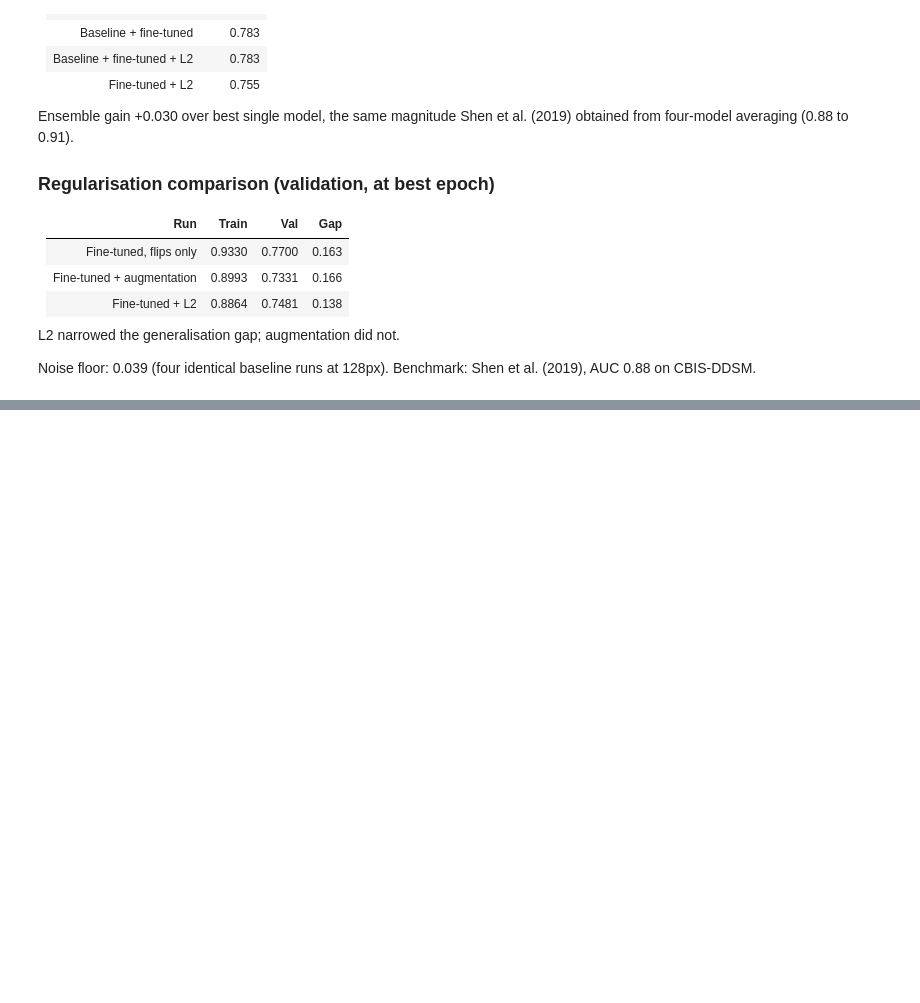
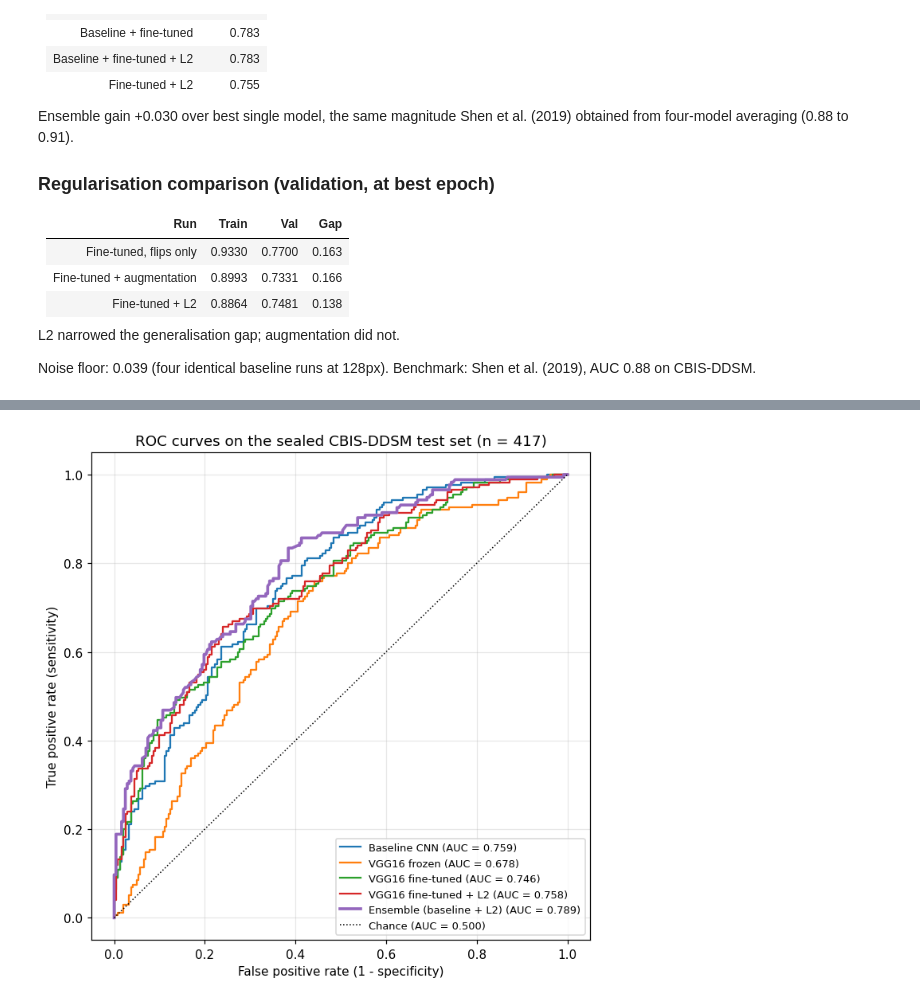
Before and after one commit to azeltkr/breast-cancer-cbis-ddsm, a Jupyter notebook: CM3070_prototype_cbis_ddsm.ipynb, the cells around one changed output, grey strips where cells are left out. Drawn from its saved outputs; the diff is of its cells as text; code cells hidden in the pictures; blank space fills up the shorter version.

Commit message:
evaluation graphs

```diff
--- a/CM3070_prototype_cbis_ddsm.ipynb
+++ b/CM3070_prototype_cbis_ddsm.ipynb
@@ -1042,0 +1051,88 @@ Benchmark: Shen et al. (2019), AUC 0.88 on CBIS-DDSM.
+# %%
+import numpy as np, matplotlib.pyplot as plt, itertools, os
+from scipy.stats import rankdata
+from sklearn.metrics import roc_auc_score, roc_curve, confusion_matrix
+
+FIGDIR = '/content/drive/MyDrive/figures'
+os.makedirs(FIGDIR, exist_ok=True)
+plt.rcParams.update({'font.size': 10, 'figure.dpi': 110})
+
+P = {k: np.load(f'/content/drive/MyDrive/prob_{v}_224.npy')
+     for k, v in {'Baseline CNN': 'b', 'VGG16 frozen': 'v',
+                  'VGG16 fine-tuned': 'ft', 'VGG16 fine-tuned + L2': 'l2'}.items()}
+
+def rank_avg(*probs):
+    return np.mean([rankdata(p) / len(p) for p in probs], axis=0)
+
+P['Ensemble (baseline + L2)'] = rank_avg(P['Baseline CNN'], P['VGG16 fine-tuned + L2'])
+print('loaded:', {k: len(v) for k, v in P.items()}, '| y_test:', len(y_test))
+
+# --- Figure 1: ROC curves ---
+plt.figure(figsize=(6.5, 6.5))
+for name, prob in P.items():
+    fpr, tpr, _ = roc_curve(y_test, prob)
+    lw = 2.4 if 'Ensemble' in name else 1.5
+    plt.plot(fpr, tpr, lw=lw, label=f'{name} (AUC = {roc_auc_score(y_test, prob):.3f})')
+plt.plot([0, 1], [0, 1], 'k:', lw=1, label='Chance (AUC = 0.500)')
+plt.xlabel('False positive rate (1 - specificity)')
+plt.ylabel('True positive rate (sensitivity)')
+plt.title('ROC curves on the sealed CBIS-DDSM test set (n = 417)')
+plt.legend(loc='lower right', fontsize=8.5); plt.grid(alpha=0.3)
+plt.tight_layout(); plt.savefig(f'{FIGDIR}/fig_roc_all.png', bbox_inches='tight'); plt.show()
+
+# --- Figure 2: confusion matrices at 0.5 ---
+show = ['Baseline CNN', 'VGG16 fine-tuned', 'VGG16 fine-tuned + L2']
+fig, axes = plt.subplots(1, 3, figsize=(13, 4.2))
+for ax, name in zip(axes, show):
+    cm = confusion_matrix(y_test, (P[name] >= 0.5).astype(int))
+    ax.imshow(cm, cmap='Blues')
+    lo, hi = cm.min(), cm.max()
+    for i, j in itertools.product(range(2), range(2)):
+        ax.text(j, i, cm[i, j], ha='center', va='center', fontsize=15,
+                color='white' if cm[i, j] > (lo + hi) / 2 else 'black')
+    ax.set_xticks([0, 1]); ax.set_xticklabels(['Non-malig', 'Malignant'])
+    ax.set_yticks([0, 1]); ax.set_yticklabels(['Non-malig', 'Malignant'])
+    ax.set_xlabel('Predicted'); ax.set_ylabel('Actual')
+    ax.set_title(f'{name}\n{cm[1,0]} missed of 175', fontsize=10)
+plt.suptitle('Confusion matrices at the default threshold of 0.5', fontsize=12)
+plt.tight_layout(); plt.savefig(f'{FIGDIR}/fig_confusion.png', bbox_inches='tight'); plt.show()
+
+# --- Figure 3: sensitivity and specificity against threshold ---
+thr_grid = np.linspace(0.02, 0.98, 97)
+fig, axes = plt.subplots(1, 2, figsize=(13, 4.6))
+for name in show:
+    sens = [((P[name] >= t) & (y_test == 1)).sum() / (y_test == 1).sum() for t in thr_grid]
+    spec = [((P[name] <  t) & (y_test == 0)).sum() / (y_test == 0).sum() for t in thr_grid]
+    axes[0].plot(thr_grid, sens, label=name)
+    axes[1].plot(thr_grid, spec, label=name)
+axes[0].axhline(0.85, color='r', ls=':', label='Target sensitivity 0.85')
+axes[0].axvline(0.5, color='k', ls='--', alpha=0.4, label='Default threshold 0.5')
+axes[1].axvline(0.5, color='k', ls='--', alpha=0.4)
+axes[0].set_xlabel('Decision threshold'); axes[0].set_ylabel('Sensitivity')
+axes[1].set_xlabel('Decision threshold'); axes[1].set_ylabel('Specificity')
+axes[0].set_title('Sensitivity against threshold'); axes[1].set_title('Specificity against threshold')
+for a in axes: a.grid(alpha=0.3); a.legend(fontsize=8)
+plt.tight_layout(); plt.savefig(f'{FIGDIR}/fig_threshold.png', bbox_inches='tight'); plt.show()
+
+# --- Figure 4: false alarms at matched sensitivity ---
+def spec_at_sens(prob, target=0.85):
+    best = (0, 0, len(y_test))
+    for t in np.linspace(0.01, 0.99, 197):
+        tn, fp, fn, tp = confusion_matrix(y_test, (prob >= t).astype(int)).ravel()
+        if tp / (tp + fn) >= target and tn / (tn + fp) > best[1]:
+            best = (t, tn / (tn + fp), fp)
+    return best
+
+names = list(P.keys())
+fps = [spec_at_sens(P[n])[2] for n in names]
+plt.figure(figsize=(8, 4.4))
+bars = plt.barh(names, fps, color=['#4C72B0'] * (len(names) - 1) + ['#55A868'])
+for b, v in zip(bars, fps):
+    plt.text(v + 2, b.get_y() + b.get_height() / 2, str(v), va='center', fontsize=10)
+plt.xlabel('Unnecessary recalls out of 242 non-malignant cases')
+plt.title('Cost of reaching 85% sensitivity: fewer recalls is better')
+plt.grid(axis='x', alpha=0.3); plt.tight_layout()
+plt.savefig(f'{FIGDIR}/fig_matched_sensitivity.png', bbox_inches='tight'); plt.show()
+
+print('\nSaved to', FIGDIR); print(os.listdir(FIGDIR))
+# %% [output]
@@ -1042,0 +1140 @@ Benchmark: Shen et al. (2019), AUC 0.88 on CBIS-DDSM.
+[figure, added]
```
Also changed, not shown: parts of 4 cells of this notebook.
